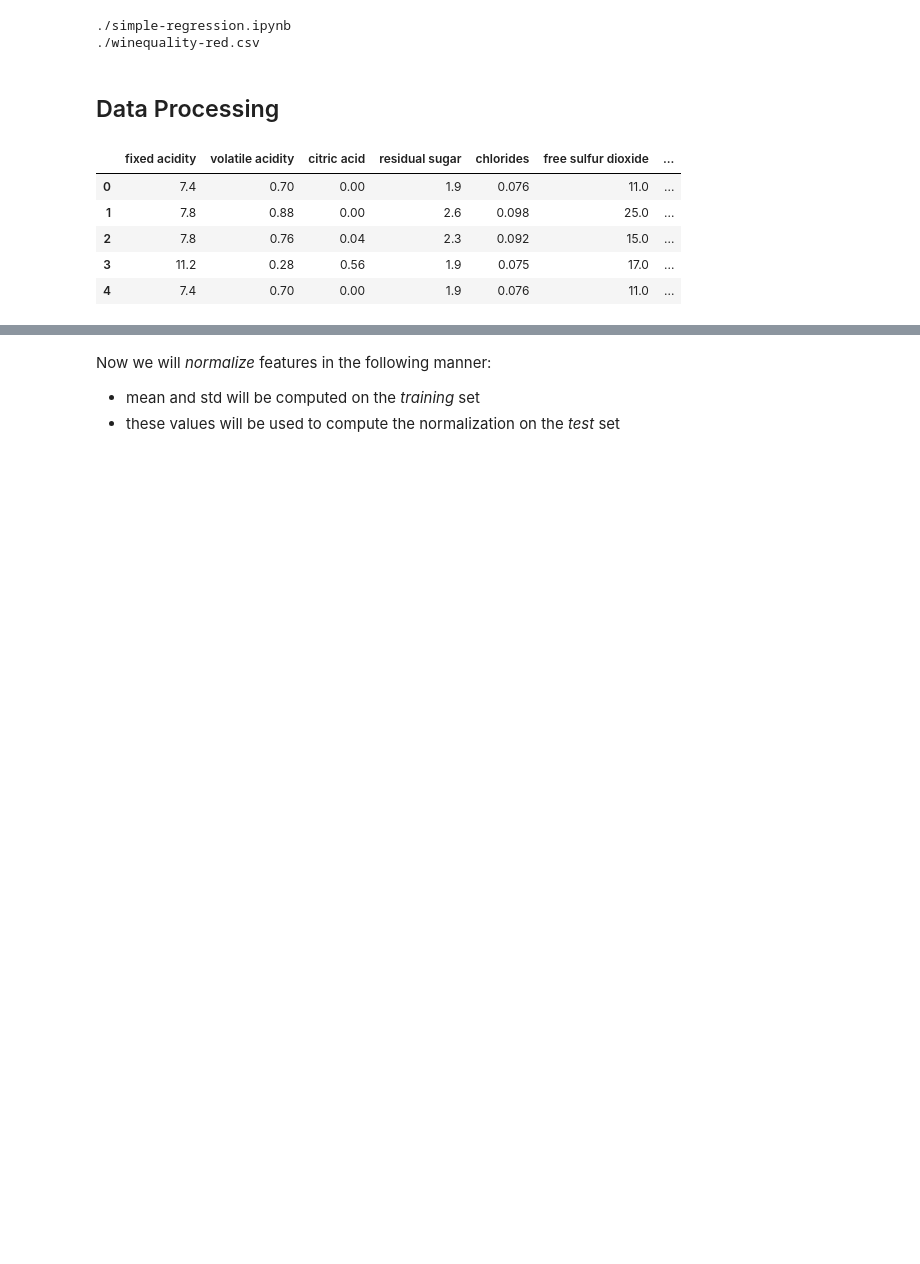
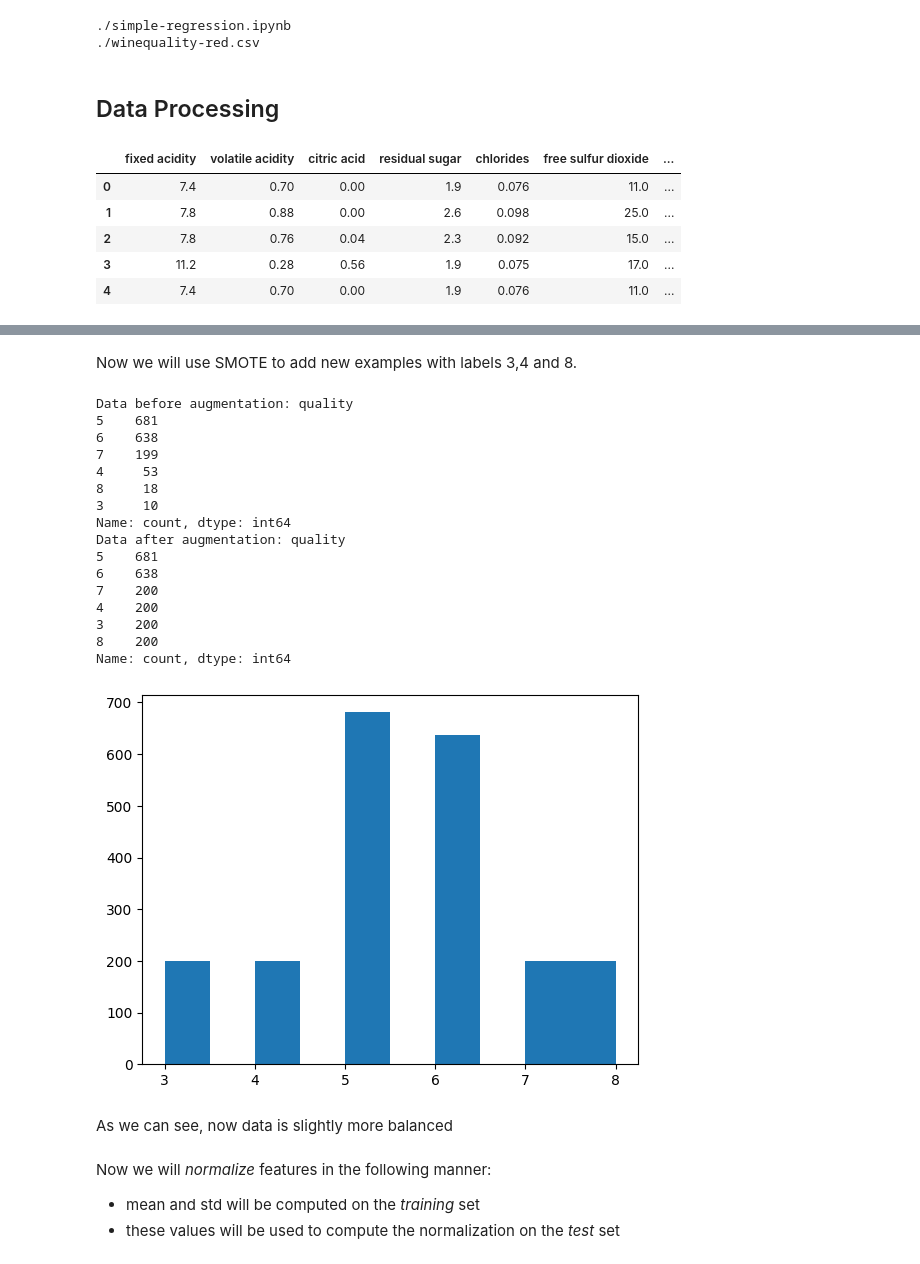
Before and after one commit to lorenzozanolin/DeepLearningLab, a Jupyter notebook: Exercises/Exercise 2/Regression/simple-regression.ipynb, the cells around one changed output, grey strips where cells are left out. Drawn from its saved outputs; the diff is of its cells as text; code cells hidden in the pictures; blank space fills up the shorter version.

```diff
--- a/Exercises/Exercise 2/Regression/simple-regression.ipynb
+++ b/Exercises/Exercise 2/Regression/simple-regression.ipynb
@@ -48,12 +60,44 @@ First we will split the training set in two parts: *training* and *test* set.
 # %%
-
-X_train,X_test,y_train,y_test = train_test_split(train_data.iloc[:,:-1],train_data.iloc[:,-1],test_size=0.25) #splitting into training set and test set
-
-#convert the sets from ndarray to tensor
-X_train = torch.tensor(X_train.values, dtype=torch.float32)
-X_test = torch.tensor(X_test.values, dtype=torch.float32)
-y_train = torch.tensor(y_train.values, dtype=torch.float32)
-y_test = torch.tensor(y_test.values, dtype=torch.float32)
+X_train,X_test,y_train,y_test = train_test_split(train_data.iloc[:,:-1],train_data.iloc[:,-1],test_size=0.30) #splitting into training set and test set
+# %% [markdown]
+Now we will use SMOTE to add new examples with labels 3,4 and 8.
+# %%
+desired_over_sampling_ratios = {
+#keys corresponds to the class labels from which to sample and the values are the number of samples to sample.
+    3: 200,  #ex. I want class 3 to have in total 150 samples
+    4: 200,
+    5: 681,
+    6: 638,
+    7: 200,
+    8: 200
+}
+smt = SMOTE(sampling_strategy=desired_over_sampling_ratios)
+X_train,y_train = smt.fit_resample(X_train,y_train)
+print("Data before augmentation:\f",train_data['quality'].value_counts())
+print("Data after augmentation:\f",y_train.value_counts())
+
+plt.hist(y_train)   #plotting the last column of the dataset
+plt.show()
+# %% [output]
+Data before augmentation: quality
+5    681
+6    638
+7    199
+4     53
+8     18
+3     10
+Name: count, dtype: int64
+Data after augmentation: quality
+5    681
+6    638
+7    200
+4    200
+3    200
+8    200
+Name: count, dtype: int64
+[figure, added]
+# %% [markdown]
+As we can see, now data is slightly more balanced
 # %% [markdown]
 Now we will *normalize* features in the following manner:
 - mean and std will be computed on the *training* set
```
Also changed, not shown: parts of 12 cells of this notebook.
